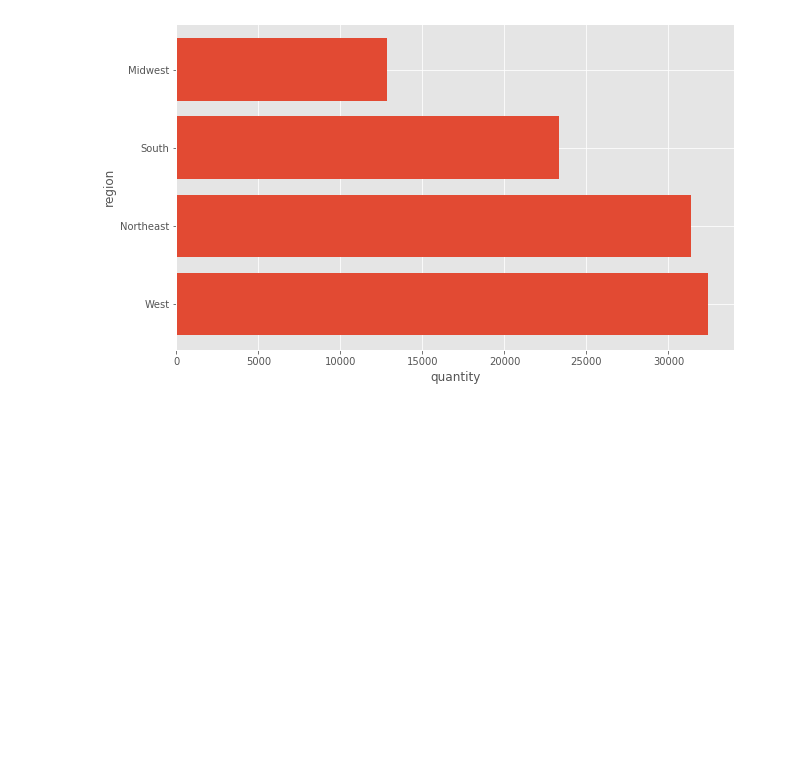
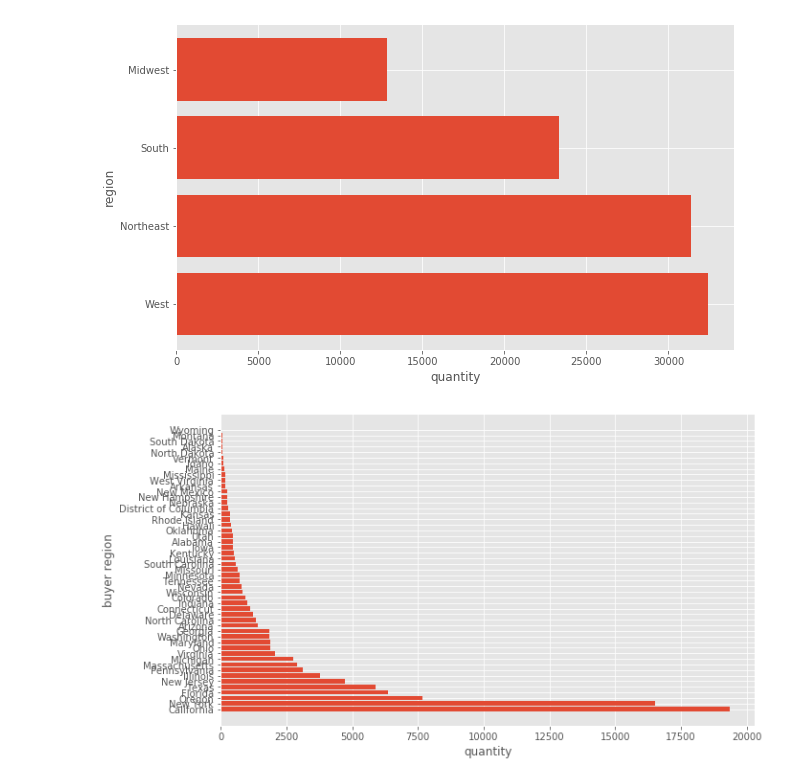
Before and after one commit to HienHa34/Yeezy-vs.-Off-White, a Jupyter notebook: EDA.ipynb, the cells around one changed output. Drawn from its saved outputs; the diff is of its cells as text; code cells hidden in the pictures; blank space fills up the shorter version.

Commit message:
Changed nameof Buyer Region to Buyer State and region to Buyer Region

```diff
--- a/EDA.ipynb
+++ b/EDA.ipynb
@@ -210,7 +210,7 @@ df.isnull().values.any()
 # %% [output]
 False
 # %%
-def bar_plot(x, y, x_label, y_label, horizontal = False):
+def bar_plot(x, y, x_label, y_label,color = False horizontal = False):
 		fig,ax = plt.subplots(figsize = (10,6))
 		if horizontal:
 			ax.barh(x,y, align = 'center')
@@ -235,0 +236,5 @@ buyer_quantity = df['Buyer Region']
+# %%
+buyer_quantity = df['Buyer Region'].value_counts()
+bar_plot(buyer_quantity.index, buyer_quantity,'quantity', 'buyer region', horizontal = True)
+# %% [output]
+[figure, added]
```
Also changed, not shown: parts of 6 cells of this notebook.
